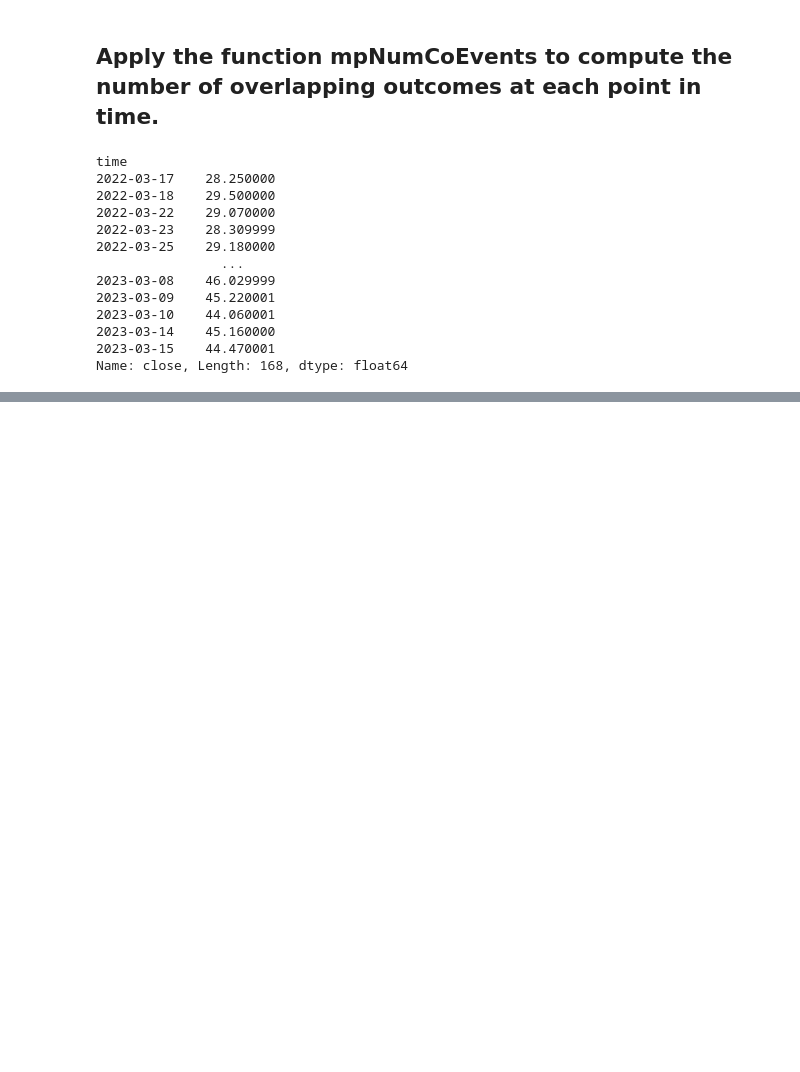
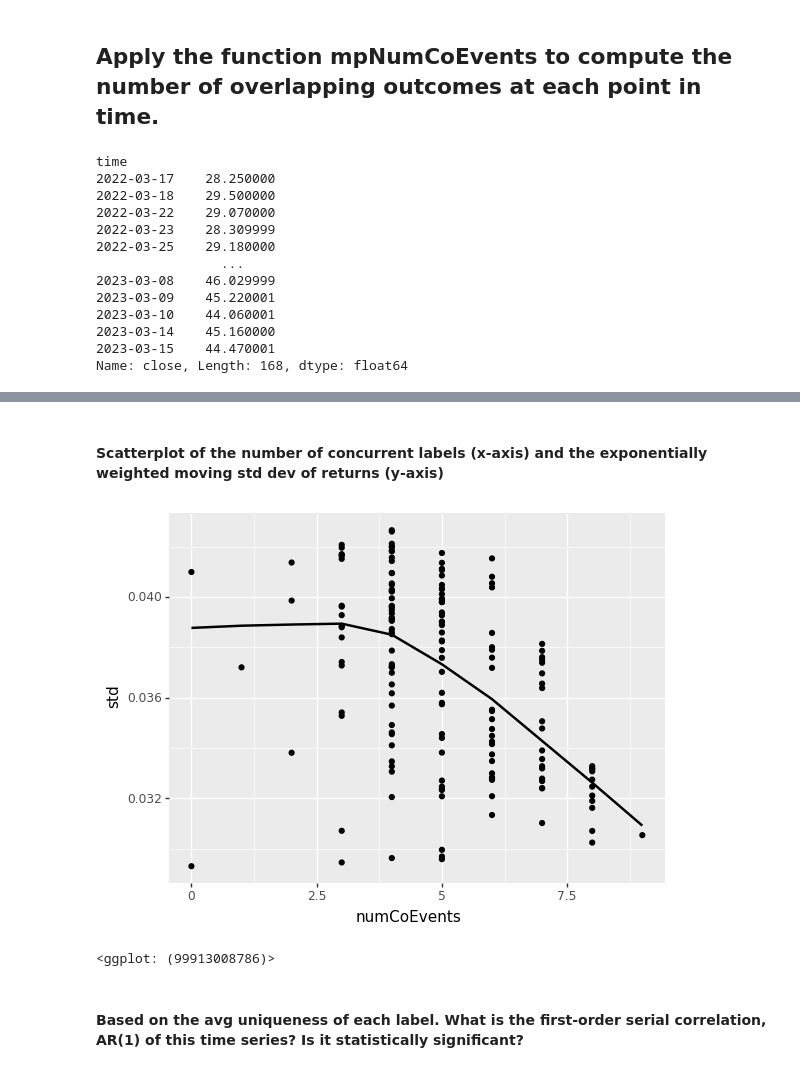
Before and after one commit to waikho/MADS_Capstone, a Jupyter notebook: Labeling.ipynb, the cells around one changed output, grey strips where cells are left out. Cells and saved outputs as stored; diff of their text form; code cells hidden in the pictures; blank space fills up the shorter version.

```diff
--- a/Labeling.ipynb
+++ b/Labeling.ipynb
@@ -279,0 +311,14 @@ out.reset_index(drop=True).plot(subplots=True, alpha=0.5, ax=ax);
+# %% [markdown]
+#### Scatterplot of the number of concurrent labels (x-axis) and the exponentially weighted moving std dev of returns (y-axis)
+# %%
+import warnings
+warnings.filterwarnings("ignore")
+
+(pn.ggplot(coEvents_std, pn.aes('numCoEvents', 'std'))
+ +pn.geom_point()
+ +pn.stat_smooth())
+# %% [output]
+[figure, added]
+<ggplot: (99913008786)>
+# %% [markdown]
+#### Based on the avg uniqueness of each label. What is the first-order serial correlation, AR(1) of this time series? Is it statistically significant?
```
Also changed, not shown: parts of 10 cells of this notebook, 1 other file.
